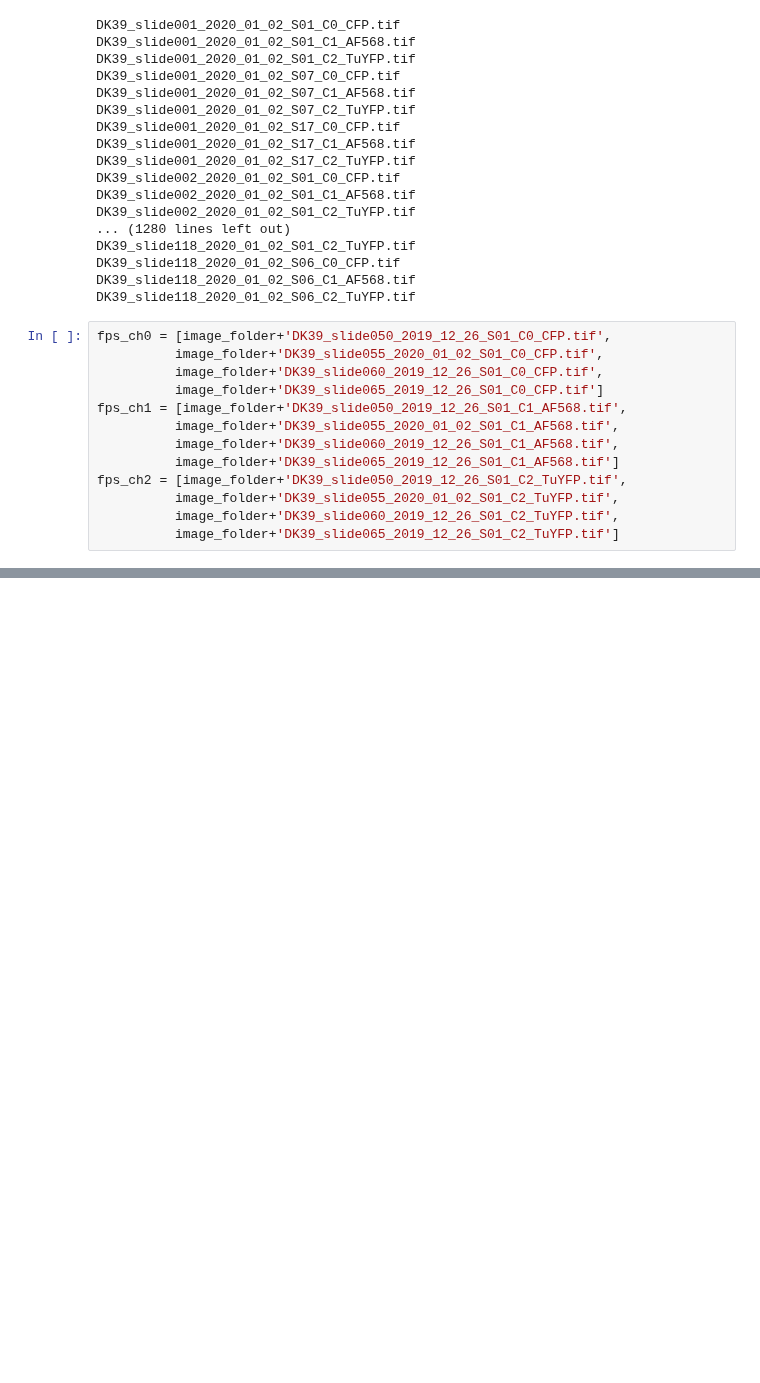
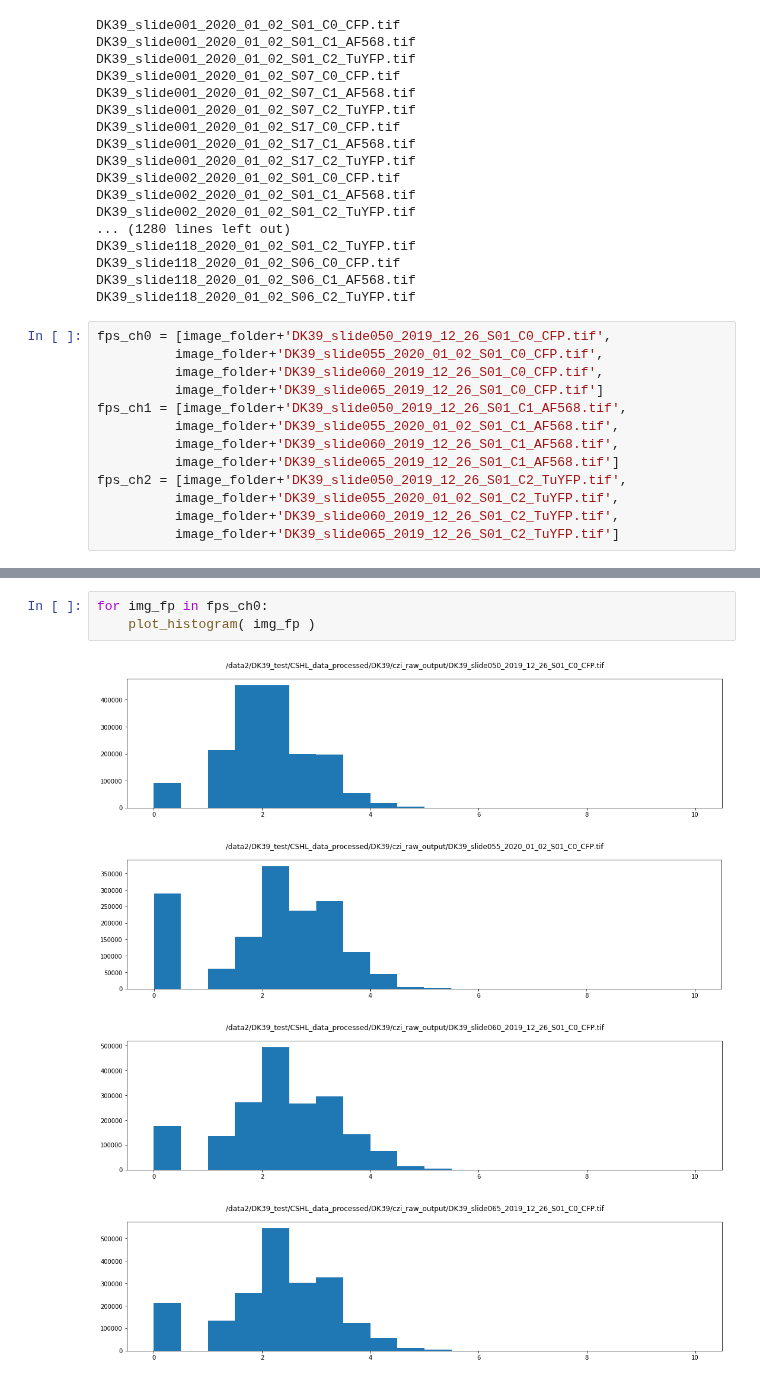
Before and after one commit to ActiveBrainAtlas/MouseBrainAtlas_dev, a Jupyter notebook: demo/histogram_tools.ipynb, the cells around one changed output, grey strips where cells are left out. Saved outputs shown, nothing was run; the diff lists cells and outputs as text; blank space fills up the shorter version.

```diff
--- a/demo/histogram_tools.ipynb
+++ b/demo/histogram_tools.ipynb
@@ -102,0 +142,8 @@ for img_fp in fps_ch2:
+# %%
+for img_fp in fps_ch0:
+    plot_histogram( img_fp )
+# %% [output]
+[figure, added]
+[figure, added]
+[figure, added]
+[figure, added]
```
Also changed, not shown: parts of 19 cells of this notebook, 4 other files.
